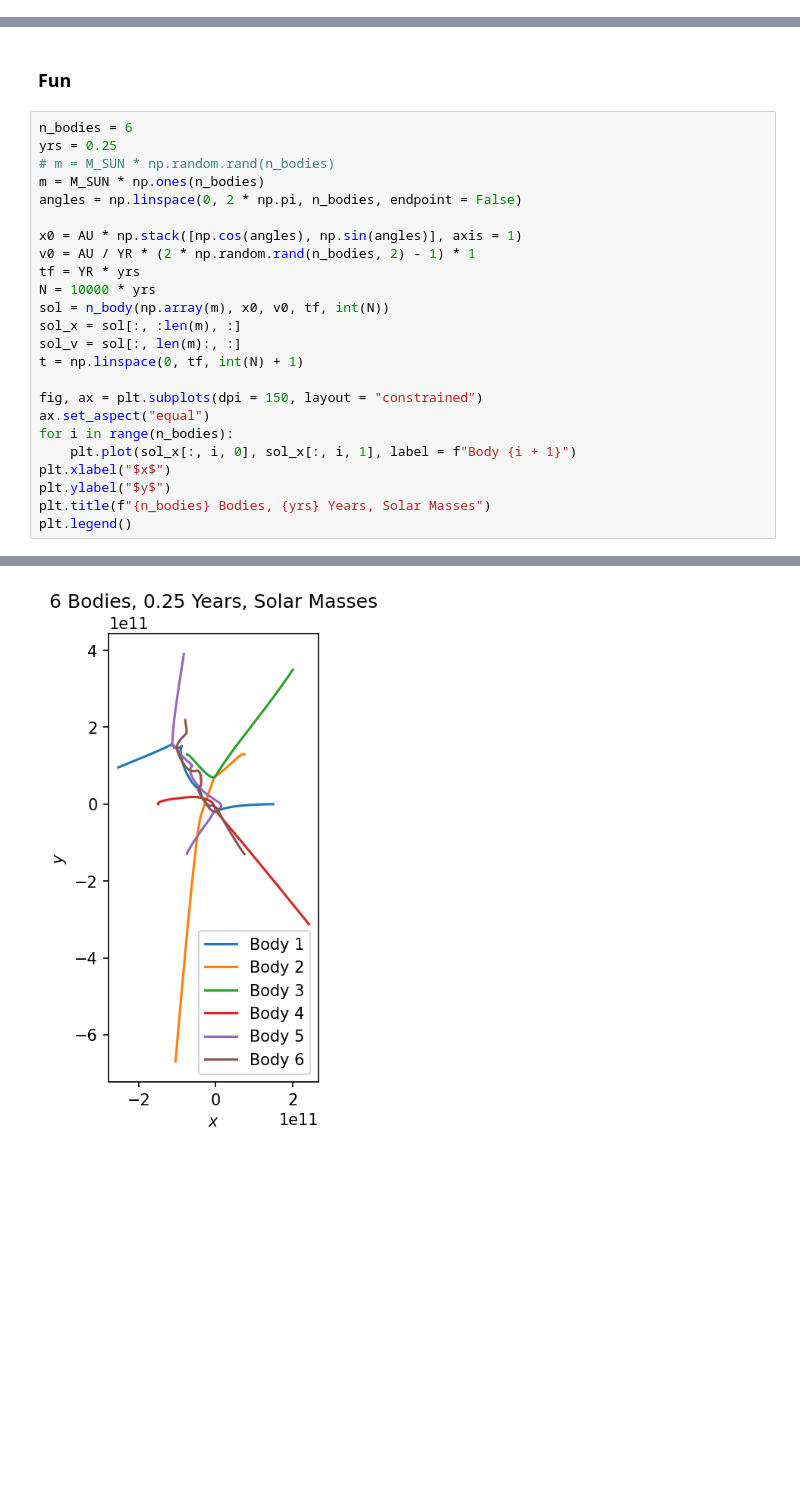
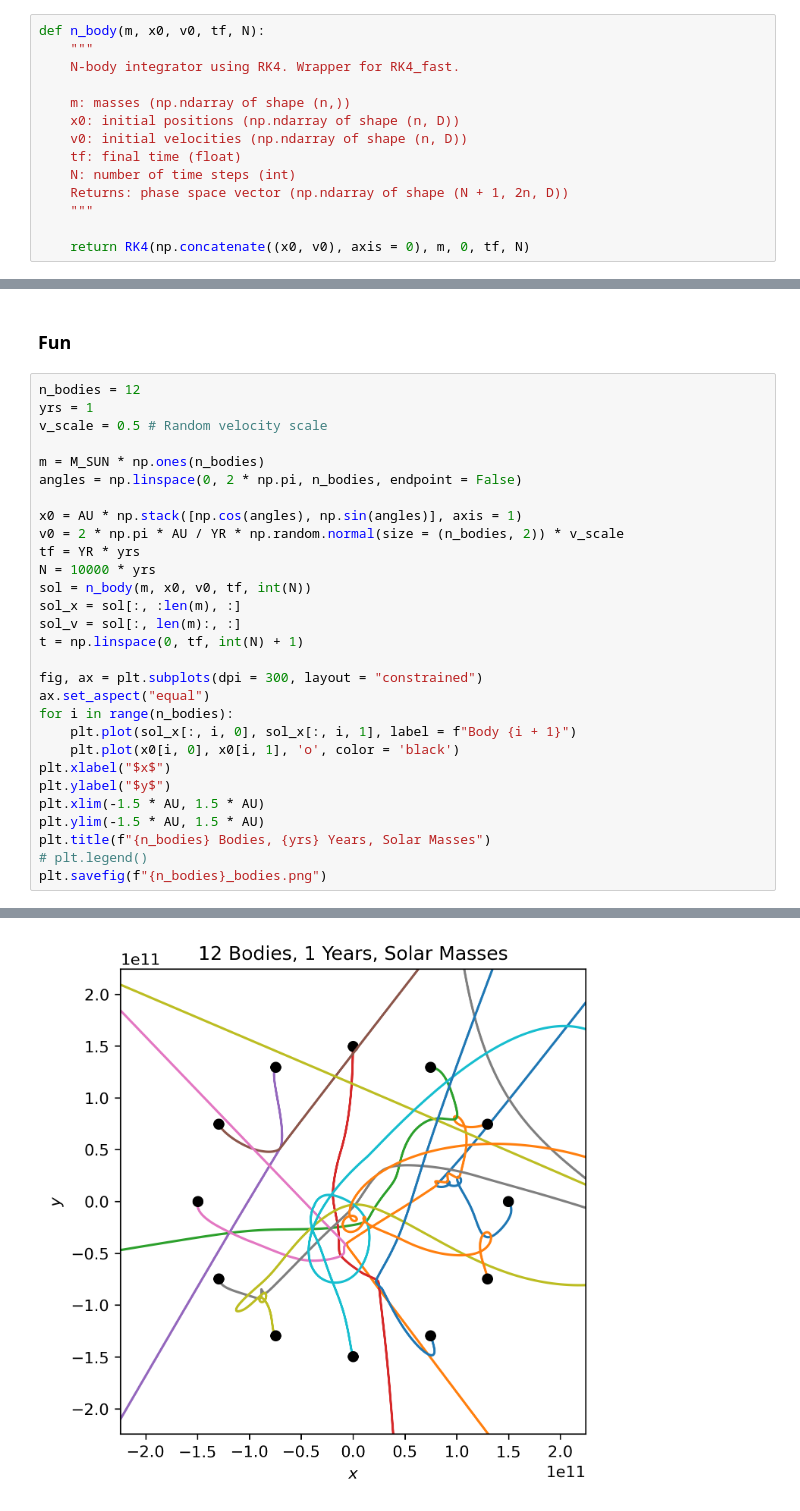
Before and after one commit to DanDan0101/numerical-methods, a Jupyter notebook: Tutorial 3/Tutorial_3.ipynb, the cells around one changed output, grey strips where cells are left out. Saved outputs shown, nothing was run; the diff lists cells and outputs as text; blank space fills up the shorter version.

```diff
--- a/Tutorial 3/Tutorial_3.ipynb
+++ b/Tutorial 3/Tutorial_3.ipynb
@@ -63,3 +64,17 @@ def n_body(m, x0, v0, tf, N):
+# %%
+def n_body(m, x0, v0, tf, N):
+    """
+    N-body integrator using RK4. Wrapper for RK4_fast.
+
+    m: masses (np.ndarray of shape (n,))
+    x0: initial positions (np.ndarray of shape (n, D))
+    v0: initial velocities (np.ndarray of shape (n, D))
+    tf: final time (float)
+    N: number of time steps (int)
+    Returns: phase space vector (np.ndarray of shape (N + 1, 2n, D))
+    """
+
+    return RK4(np.concatenate((x0, v0), axis = 0), m, 0, tf, N)
 # %% [markdown]
 ## Results
 ### Equal Masses
@@ -250,27 +265,32 @@ Text(0.5, 1.0, '100 Orbits, Equal Masses')
 # %% [markdown]
 ### Fun
 # %%
-n_bodies = 6
-yrs = 0.25
-# m = M_SUN * np.random.rand(n_bodies)
+n_bodies = 12
+yrs = 1
+v_scale = 0.5 # Random velocity scale
+
 m = M_SUN * np.ones(n_bodies)
 angles = np.linspace(0, 2 * np.pi, n_bodies, endpoint = False)
 
 x0 = AU * np.stack([np.cos(angles), np.sin(angles)], axis = 1)
-v0 = AU / YR * (2 * np.random.rand(n_bodies, 2) - 1) * 1
+v0 = 2 * np.pi * AU / YR * np.random.normal(size = (n_bodies, 2)) * v_scale
 tf = YR * yrs
 N = 10000 * yrs
-sol = n_body(np.array(m), x0, v0, tf, int(N))
+sol = n_body(m, x0, v0, tf, int(N))
 sol_x = sol[:, :len(m), :]
 sol_v = sol[:, len(m):, :]
 t = np.linspace(0, tf, int(N) + 1)
 
-fig, ax = plt.subplots(dpi = 150, layout = "constrained")
+fig, ax = plt.subplots(dpi = 300, layout = "constrained")
 ax.set_aspect("equal")
 for i in range(n_bodies):
     plt.plot(sol_x[:, i, 0], sol_x[:, i, 1], label = f"Body {i + 1}")
+    plt.plot(x0[i, 0], x0[i, 1], 'o', color = 'black')
 plt.xlabel("$x$")
 plt.ylabel("$y$")
+plt.xlim(-1.5 * AU, 1.5 * AU)
+plt.ylim(-1.5 * AU, 1.5 * AU)
 plt.title(f"{n_bodies} Bodies, {yrs} Years, Solar Masses")
-plt.legend()
+# plt.legend()
+plt.savefig(f"{n_bodies}_bodies.png")
 # %% [output]
@@ -278 +297 @@ plt.legend()
-[figure, old version]
+[figure, new version]
```
Also changed, not shown: parts of 14 cells of this notebook, 2 other files.
